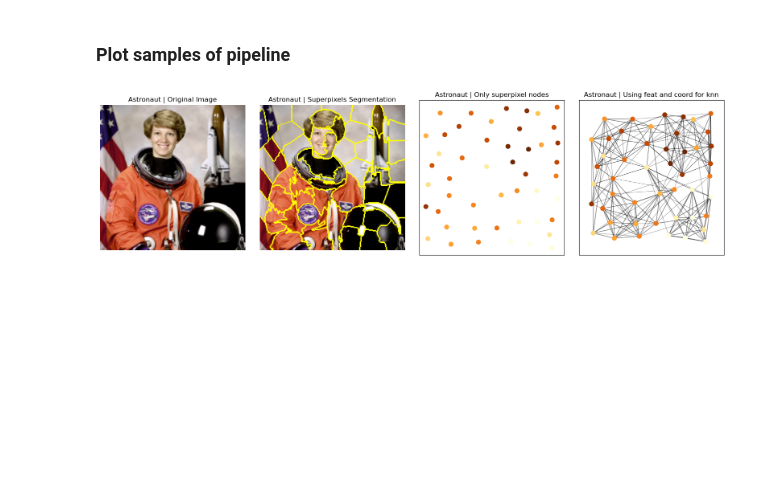
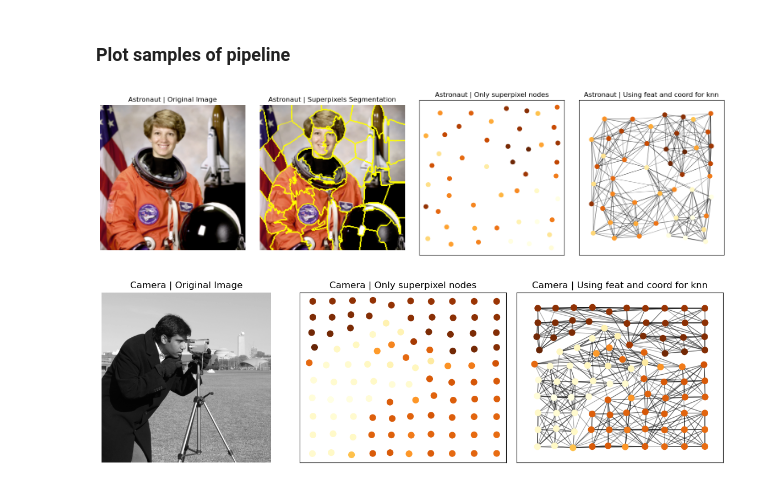
Before and after one commit to chunbaobao/GeNet, a Jupyter notebook: visualization/pipeine_visualization.ipynb, the cells around one changed output. Saved outputs shown, nothing was run; the diff lists cells and outputs as text; code cells hidden in the pictures; blank space fills up the shorter version.

```diff
--- a/visualization/pipeine_visualization.ipynb
+++ b/visualization/pipeine_visualization.ipynb
@@ -25,7 +25,7 @@ from scipy.spatial.distance import pdist, squareform
 
 def plot_superpixels_graph(plt, img, name, with_edges):
 
-    p_intensity, sp_coord, _, _ = process_image((img, 50, 10, True, 0, None))
+    p_intensity, sp_coord, _, _ = process_image((img, 100, 0.5, True, 0, None))
 
 
     adj_matrix = compute_adjacency_matrix_images(sp_coord, p_intensity, True)
@@ -59,7 +59,7 @@ def show_image(plt, img, name):
     # img = x.numpy()[0]
 
     # x = x / 2 + 0.5 # unnormalize
-    cmap = 'gray' if img.ndim == 3 else None
+    cmap = 'gray' if img.ndim != 3 else None
     plt.imshow(img, cmap=cmap)
 
     plt.axis('off')
@@ -67,7 +67,7 @@ def show_image(plt, img, name):
 
 def plot_segmentation(plt, img, name):
     p_intensity, sp_coord, _, superpixels = process_image((img, 50, 20, True, 0, None))
-    cmap = 'gray' if img.ndim == 3 else None
+    cmap = 'gray' if img.ndim != 3 else None
 
     plt.imshow(mark_boundaries(img, superpixels), cmap = cmap)
     plt.axis('off')
@@ -100,3 +100,28 @@ f.savefig('./demo/superpixels_visualization/' + 'pipeline.svg')
 plt.show()
 # %% [output]
 [figure]
+# %%
+img = data.camera()
+
+name = "Camera"
+f = plt.figure(figsize=(15, 4))
+
+plt1 = f.add_subplot(131)
+show_image(plt1, img, name)
+
+
+
+plt3 = f.add_subplot(132)
+plot_superpixels_graph(plt3, img, with_edges=False, name=name)
+
+plt4 = f.add_subplot(133)
+plot_superpixels_graph(plt4, img, with_edges=True, name=name)
+
+
+plt.subplots_adjust(hspace=0.1, wspace=0.05)
+if not os.path.exists('./demo/superpixels_visualization'):
+    os.makedirs('./demo/superpixels_visualization')
+f.savefig('./demo/superpixels_visualization/' + 'sample.svg', pad_inches=0, bbox_inches='tight')
+plt.show()
+# %% [output]
+[figure, added]
```
Also changed, not shown: parts of 1 cell of this notebook, 11 other files.
